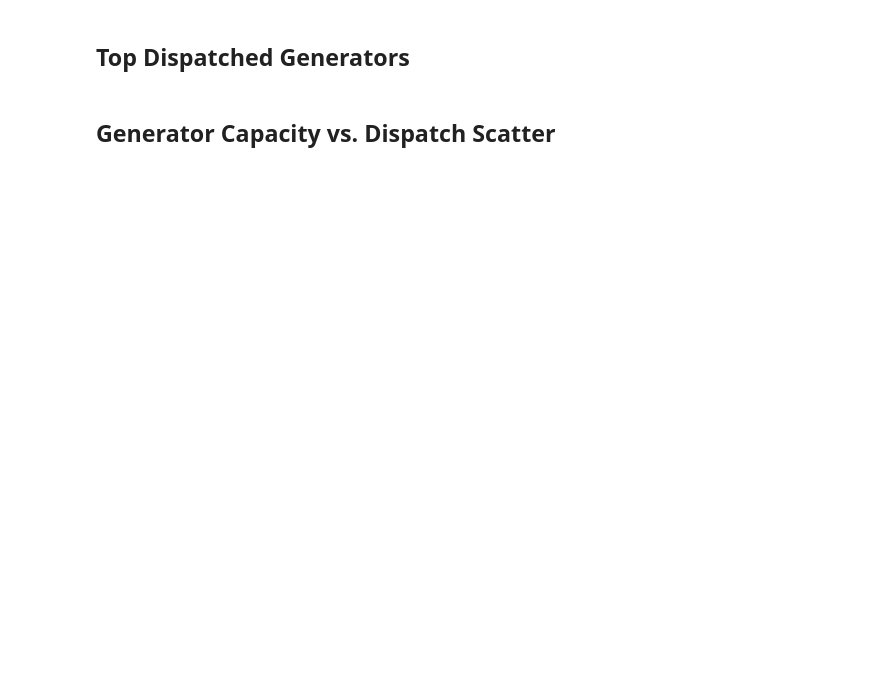
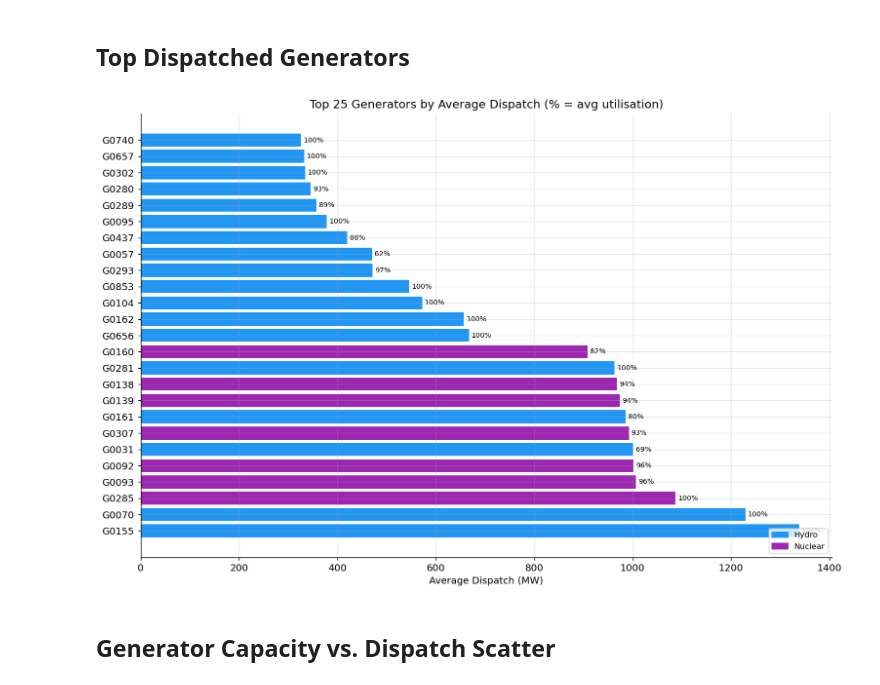
Before and after one commit to ntnu-ehsan/Spain_power_system, a Jupyter notebook: results_plots.ipynb, the cells around one changed output. Cells and saved outputs as stored; diff of their text form; code cells hidden in the pictures; blank space fills up the shorter version.

```diff
--- a/results_plots.ipynb
+++ b/results_plots.ipynb
@@ -134,30 +192,34 @@ plt.show()
 ## Top Dispatched Generators
 # %%
 top_n   = 25
-top_gen = (gen_df[gen_df['dispatch_mw'] > 0.5]
+avg_gen = (gen_df[gen_df['dispatch_mw'] > 0.5]
+           .groupby(['unit_name', 'fuel', 'capacity_mw'])
+           .agg(dispatch_mw=('dispatch_mw', 'mean'),
+                utilization_pct=('utilization_pct', 'mean'))
+           .reset_index()
            .sort_values('dispatch_mw', ascending=False)
            .head(top_n))
-colors  = [FUEL_COLORS.get(f, '#90A4AE') for f in top_gen['fuel']]
+colors = [FUEL_COLORS.get(f, '#90A4AE') for f in avg_gen['fuel']]
 
 fig, ax = plt.subplots(figsize=(12, 8))
-bars = ax.barh(top_gen['unit_name'], top_gen['dispatch_mw'], color=colors)
+bars = ax.barh(avg_gen['unit_name'], avg_gen['dispatch_mw'], color=colors)
 
-# utilisation annotation
-for bar, util in zip(bars, top_gen['utilization_pct']):
+for bar, util in zip(bars, avg_gen['utilization_pct']):
     ax.text(bar.get_width() + 5, bar.get_y() + bar.get_height() / 2,
             f"{util:.0f}%", va='center', fontsize=8)
 
-ax.set_xlabel('Dispatch (MW)')
-ax.set_title(f'Top {top_n} Dispatched Generators (% = utilisation)')
+ax.set_xlabel('Average Dispatch (MW)')
+ax.set_title(f'Top {top_n} Generators by Average Dispatch (% = avg utilisation)')
 
-# Legend
-shown = top_gen['fuel'].unique()
+shown = avg_gen['fuel'].unique()
 legend_patches = [mpatches.Patch(color=FUEL_COLORS.get(f, '#90A4AE'), label=f) for f in shown]
 ax.legend(handles=legend_patches, loc='lower right', fontsize=9)
 
 plt.tight_layout()
 plt.savefig(RESULTS / 'top_generators.png', bbox_inches='tight')
 plt.show()
+# %% [output]
+[figure, added]
 # %% [markdown]
 ## Generator Capacity vs. Dispatch Scatter
 # %%
```
Also changed, not shown: parts of 30 cells of this notebook, 48 other files.
